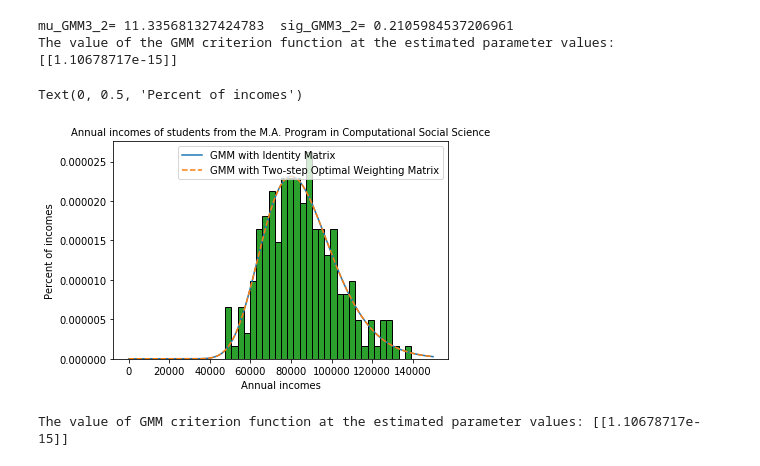
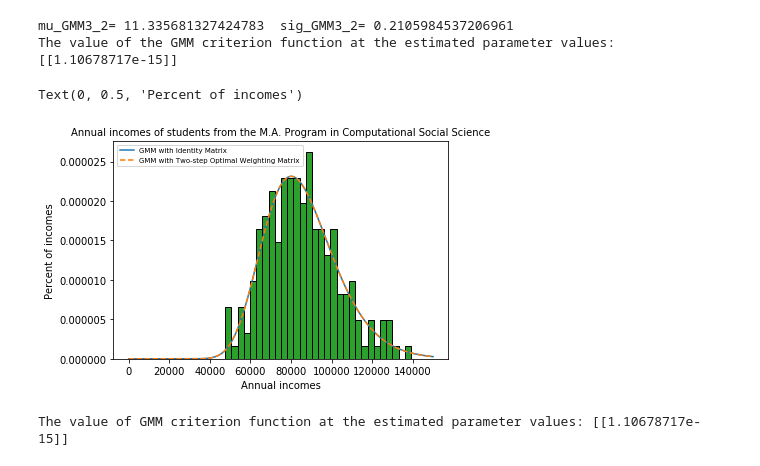
Before and after one commit to RuoyunTan/persp-model-econ_w20, a Jupyter notebook: ProblemSets/PS5/PS5_RuoyunTan.ipynb, the cells around one changed output. Drawn from its saved outputs; the diff is of its cells as text; code cells hidden in the pictures.

```diff
--- a/ProblemSets/PS5/PS5_RuoyunTan.ipynb
+++ b/ProblemSets/PS5/PS5_RuoyunTan.ipynb
@@ -309,17 +308,17 @@ The value of the GMM criterion function at the estimated parameter values: [[1.1
 # %%
 xvals = np.linspace(0, 150000, 10000)
 probs3 = sts.lognorm.pdf(xvals, s=sig_GMM3, scale=np.exp(mu_GMM3))
 plt.plot(xvals, probs3, label='GMM with Identity Matrix')
 probs3_2 = sts.lognorm.pdf(xvals, s=sig_GMM3_2, scale=np.exp(mu_GMM3_2))
 plt.plot(xvals, probs3_2, linestyle='--', label='GMM with Two-step Optimal Weighting Matrix')
-plt.legend(loc='upper right')
+plt.legend(loc='upper left', fontsize=7)
 plt.hist(incomes, num_bins, density=True, edgecolor='k')
 plt.title('Annual incomes of students from the M.A. Program in Computational Social Science', fontsize=10)
 plt.xlabel('Annual incomes')
 plt.ylabel('Percent of incomes')
 # %% [output]
 Text(0, 0.5, 'Percent of incomes')
-[figure, old version]
+[figure, new version]
 # %%
 print("The value of GMM criterion function at the estimated parameter values:", results3.fun)
 # %% [output]
```
Also changed, not shown: parts of 4 cells of this notebook.
